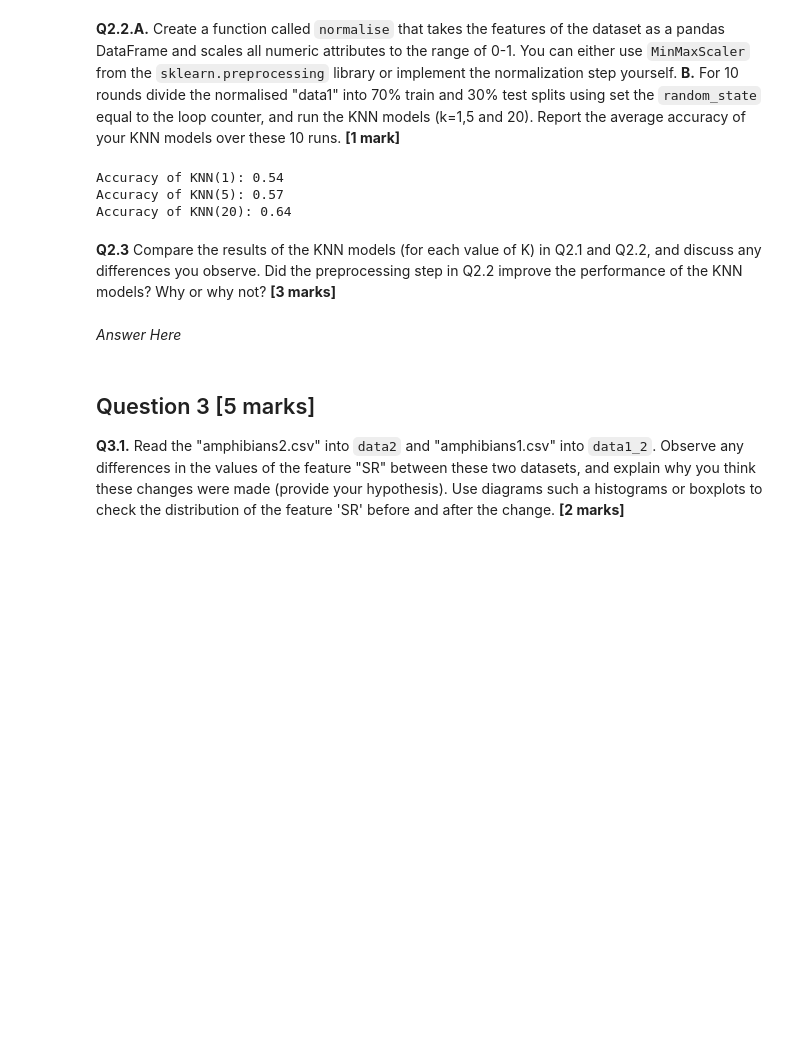
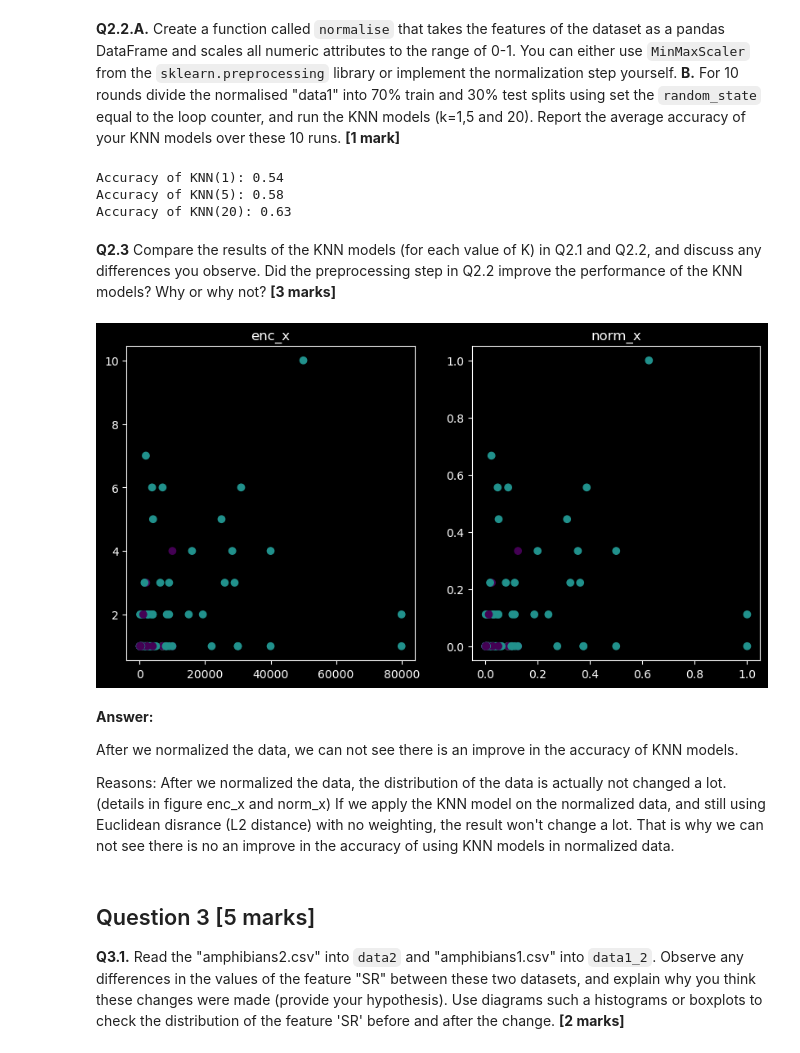
Before and after one commit to XiaoLinZzz/IML-A3, a Jupyter notebook: a2-2023-s1/a2-2023-s1_final.ipynb, the cells around one changed output. Saved outputs shown, nothing was run; the diff lists cells and outputs as text; code cells hidden in the pictures; blank space fills up the shorter version.

```diff
--- a/a2-2023-s1/a2-2023-s1_final.ipynb
+++ b/a2-2023-s1/a2-2023-s1_final.ipynb
@@ -281,11 +293,11 @@ KNN20_Acc_2 = []
 # your code here
 
 for i in range(10):
-    X_train, X_test, y_train, y_test = train_test_split(norm_x, y1, test_size=0.3, random_state=i)
+    X_train, X_test, y_train, y_test_knn_norm = train_test_split(norm_x, y1, test_size=0.3, random_state=i)
 
     for k in K_value:
         # define
-        knn = KNeighborsClassifier(n_neighbors=k)
+        knn = KNeighborsClassifier(n_neighbors=k, p = 2)
 
         # train
         knn.fit(X_train, y_train)
@@ -295,11 +307,11 @@ for i in range(10):
 
         # accuracy
         if k == 1:
-            KNN1_Acc_2.append(accuracy_score(y_test, y_pred_KNN))
+            KNN1_Acc_2.append(accuracy_score(y_test_knn_norm, y_pred_KNN))
         elif k == 5:
-            KNN5_Acc_2.append(accuracy_score(y_test, y_pred_KNN))
+            KNN5_Acc_2.append(accuracy_score(y_test_knn_norm, y_pred_KNN))
         else:
-            KNN20_Acc_2.append(accuracy_score(y_test, y_pred_KNN))
+            KNN20_Acc_2.append(accuracy_score(y_test_knn_norm, y_pred_KNN))
 
 
 
@@ -309,12 +321,34 @@ print("Accuracy of KNN(5):", np.mean(KNN5_Acc_2).round(2))
 print("Accuracy of KNN(20):", np.mean(KNN20_Acc_2).round(2))
 # %% [output]
 Accuracy of KNN(1): 0.54
-Accuracy of KNN(5): 0.57
-Accuracy of KNN(20): 0.64
+Accuracy of KNN(5): 0.58
+Accuracy of KNN(20): 0.63
 # %% [markdown]
 **Q2.3** Compare the results of the KNN models (for each value of K) in Q2.1 and Q2.2, and discuss any differences you observe. Did the preprocessing step in Q2.2 improve the performance of the KNN models? Why or why not? **[3 marks]**
+# %%
+y1_numeric, _ = pd.factorize(y1)
+
+plt.figure(figsize=(10, 5))
+
+plt.subplot(1, 2, 1)
+plt.scatter(enc_x.iloc[:, 0], enc_x.iloc[:, 1], c=y1_numeric)
+plt.title("enc_x")
+
+plt.subplot(1, 2, 2)
+plt.scatter(norm_x[:, 0], norm_x[:, 1], c=y1_numeric)
+plt.title("norm_x")
+
+plt.show()
+# %% [output]
+[figure, added]
 # %% [markdown]
-*Answer Here*
+**Answer:**
+
+After we normalized the data, we can not see there is an improve in the accuracy of KNN models.
+
+Reasons: After we normalized the data, the distribution of the data is actually not changed a lot. (details in figure enc_x and norm_x)
+If we apply the KNN model on the normalized data, and still using Euclidean disrance (L2 distance) with no weighting, the result won't change a lot.
+That is why we can not see there is no an improve in the accuracy of using KNN models in normalized data.
 # %% [markdown]
 ## Question 3 [5 marks]
 
```
Also changed, not shown: parts of 14 cells of this notebook, 1 other file.
